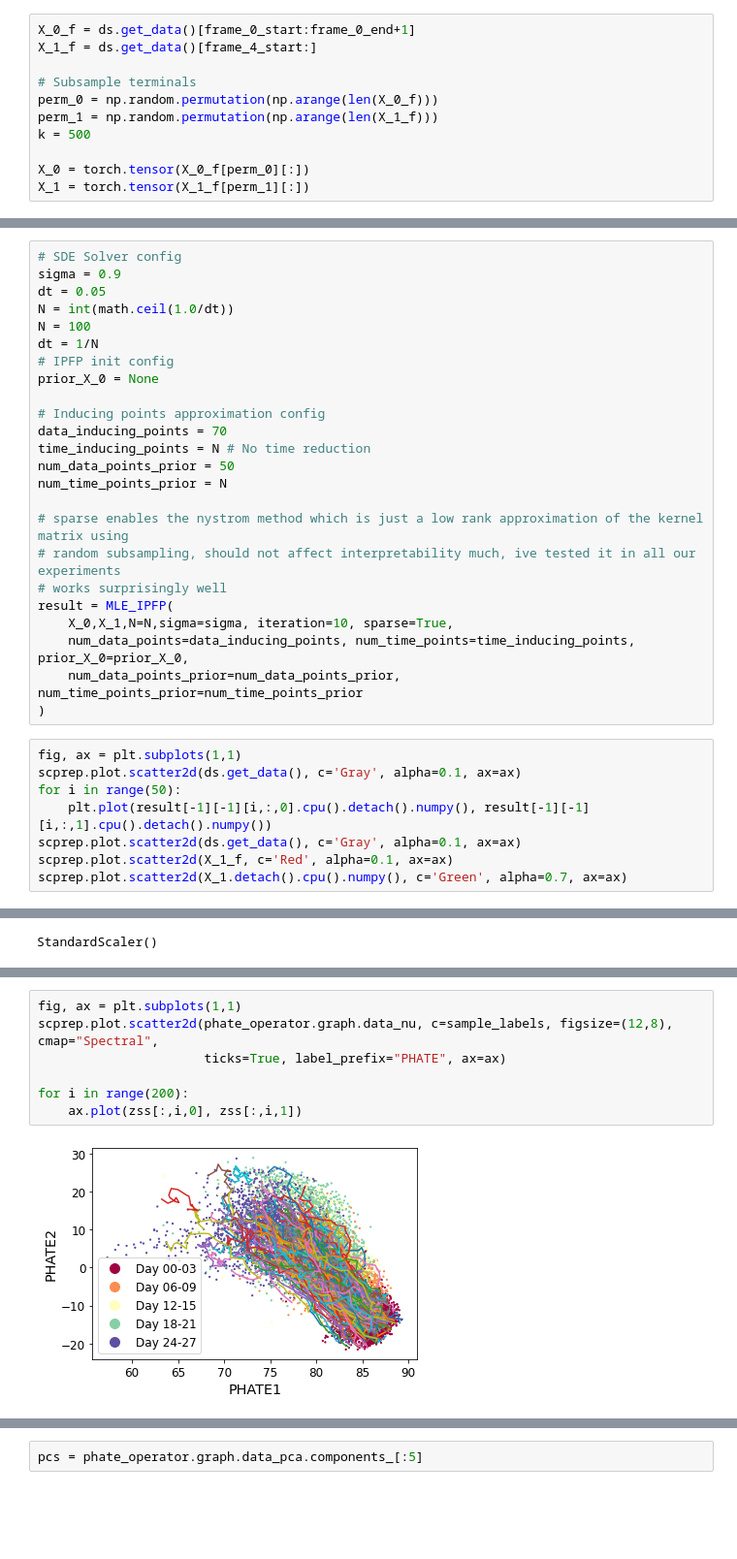
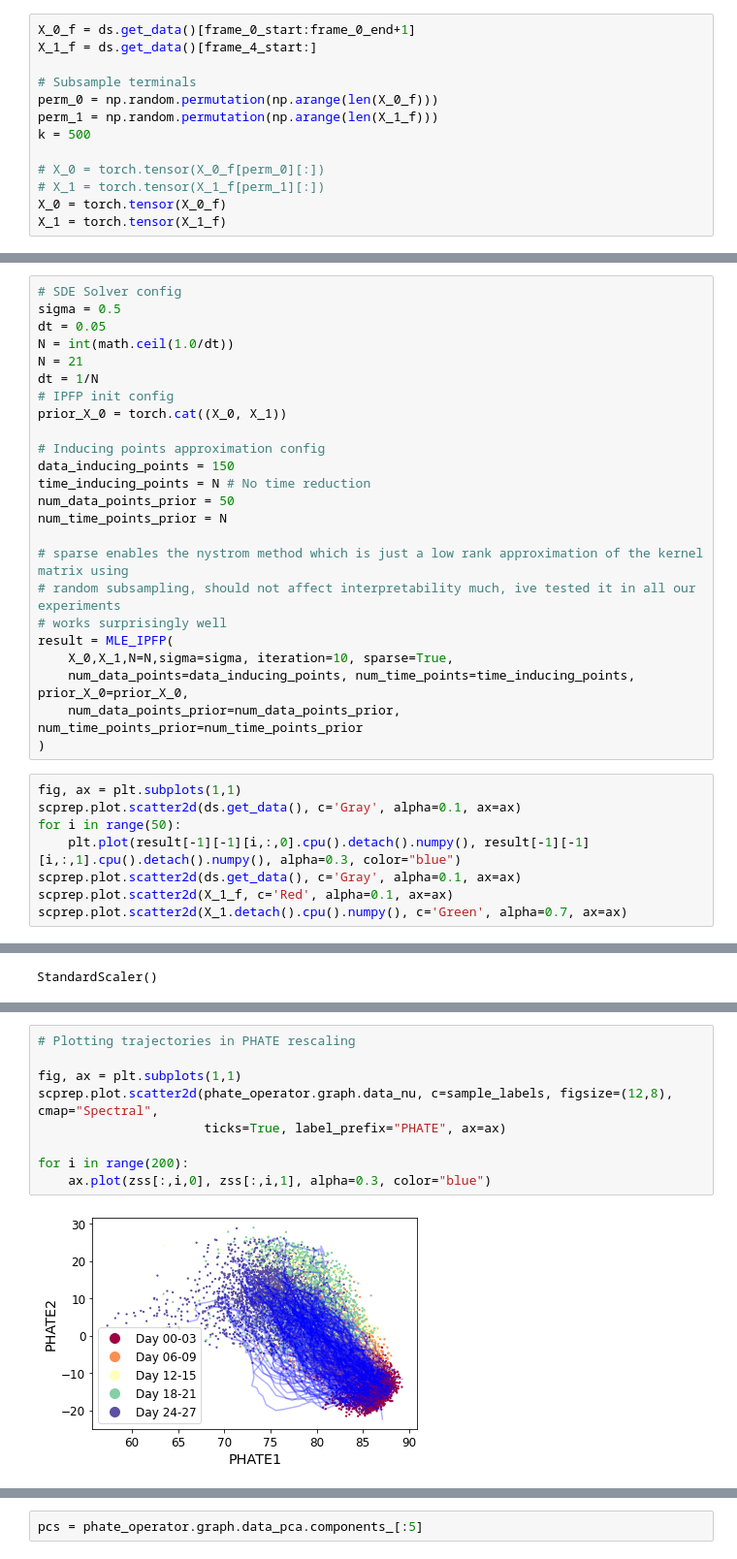
Before and after one commit to franciscovargas/GP_Sinkhorn, a Jupyter notebook: notebooks/EB_dataset.ipynb, the cells around one changed output, grey strips where cells are left out. Shown at 97% size. Cells and saved outputs as stored; diff of their text form; blank space fills up the shorter version.

```diff
--- a/notebooks/EB_dataset.ipynb
+++ b/notebooks/EB_dataset.ipynb
@@ -62,24 +86,26 @@ perm_0 = np.random.permutation(np.arange(len(X_0_f)))
 perm_1 = np.random.permutation(np.arange(len(X_1_f)))
 k = 500
 
-X_0 = torch.tensor(X_0_f[perm_0][:])
-X_1 = torch.tensor(X_1_f[perm_1][:])
+# X_0 = torch.tensor(X_0_f[perm_0][:])
+# X_1 = torch.tensor(X_1_f[perm_1][:])
+X_0 = torch.tensor(X_0_f)
+X_1 = torch.tensor(X_1_f)
 # %%
 X_1_f.shape
 # %% [output]
 (3332, 5)
 # %%
 # SDE Solver config
-sigma = 0.9
+sigma = 0.5
 dt = 0.05
 N = int(math.ceil(1.0/dt))
-N = 100
+N = 21
 dt = 1/N
 # IPFP init config
-prior_X_0 = None
+prior_X_0 = torch.cat((X_0, X_1))
 
 # Inducing points approximation config
-data_inducing_points = 70
+data_inducing_points = 150
 time_inducing_points = N # No time reduction
 num_data_points_prior = 50
 num_time_points_prior = N
@@ -96,7 +122,7 @@ result = MLE_IPFP(
 fig, ax = plt.subplots(1,1)
 scprep.plot.scatter2d(ds.get_data(), c='Gray', alpha=0.1, ax=ax)
 for i in range(50):
-    plt.plot(result[-1][-1][i,:,0].cpu().detach().numpy(), result[-1][-1][i,:,1].cpu().detach().numpy())
+    plt.plot(result[-1][-1][i,:,0].cpu().detach().numpy(), result[-1][-1][i,:,1].cpu().detach().numpy(), alpha=0.3, color="blue")
 scprep.plot.scatter2d(ds.get_data(), c='Gray', alpha=0.1, ax=ax)
 scprep.plot.scatter2d(X_1_f, c='Red', alpha=0.1, ax=ax)
 scprep.plot.scatter2d(X_1.detach().cpu().numpy(), c='Green', alpha=0.7, ax=ax)
@@ -164,10 +192,12 @@ torch.Size([21, 3332, 5])
 zss = zs * scaler.scale_[:5] + scaler.mean_[:5]
 # %%
+# Plotting trajectories in PHATE rescaling
+
 fig, ax = plt.subplots(1,1)
 scprep.plot.scatter2d(phate_operator.graph.data_nu, c=sample_labels, figsize=(12,8), cmap="Spectral",
                       ticks=True, label_prefix="PHATE", ax=ax)
 
 for i in range(200):
-    ax.plot(zss[:,i,0], zss[:,i,1])
+    ax.plot(zss[:,i,0], zss[:,i,1], alpha=0.3, color="blue")
 # %% [output]
-[figure, old version]
+[figure, new version]
```
Also changed, not shown: parts of 27 cells of this notebook, 1 other file.
